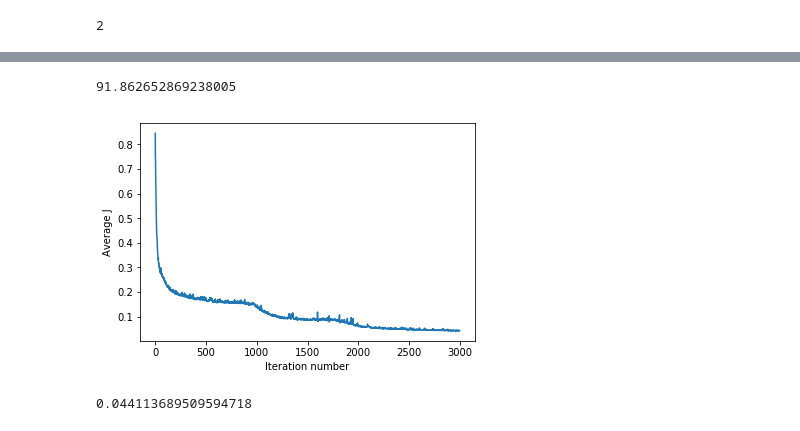
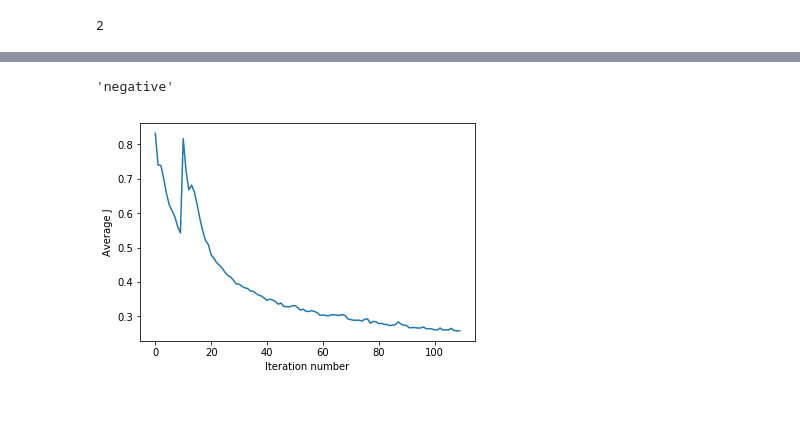
Before and after one commit to RRisto/learning, a Jupyter notebook: Sentiment NN.ipynb, the cells around one changed output, grey strips where cells are left out. Saved outputs shown, nothing was run; the diff lists cells and outputs as text; code cells hidden in the pictures.

```diff
--- a/Sentiment NN.ipynb
+++ b/Sentiment NN.ipynb
@@ -577,4 +437,4 @@ Iteration 2000 of 3000
-# %%
-nn_MBGD.get_test_accuracy()
-# %% [output]
-91.862652869238005
+# %%
+nn_MBGD.predict_text_label('Brokeback Mountain is fucking horrible..')
+# %% [output]
+'negative'
@@ -581,8 +443,6 @@ nn_MBGD.get_test_accuracy()
+# %%
+nn_MBGD2=NetworkMBGD.unpickle('testmodel')
 # %%
-nn_MBGD.plot_avg_cost_func()
+nn_MBGD2.plot_avg_cost_func()
 # %% [output]
-[figure, old version]
+[figure, new version]
-# %%
-nn_MBGD.avg_cost_func[-1]
-# %% [output]
-0.044113689509594718
```
Also changed, not shown: parts of 44 cells of this notebook, 2 other files.
